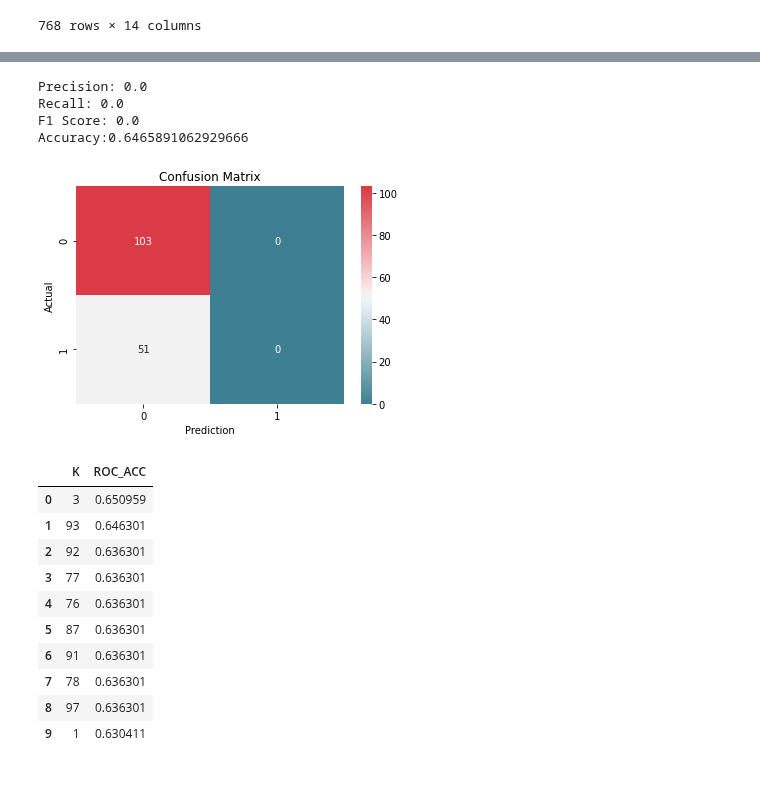
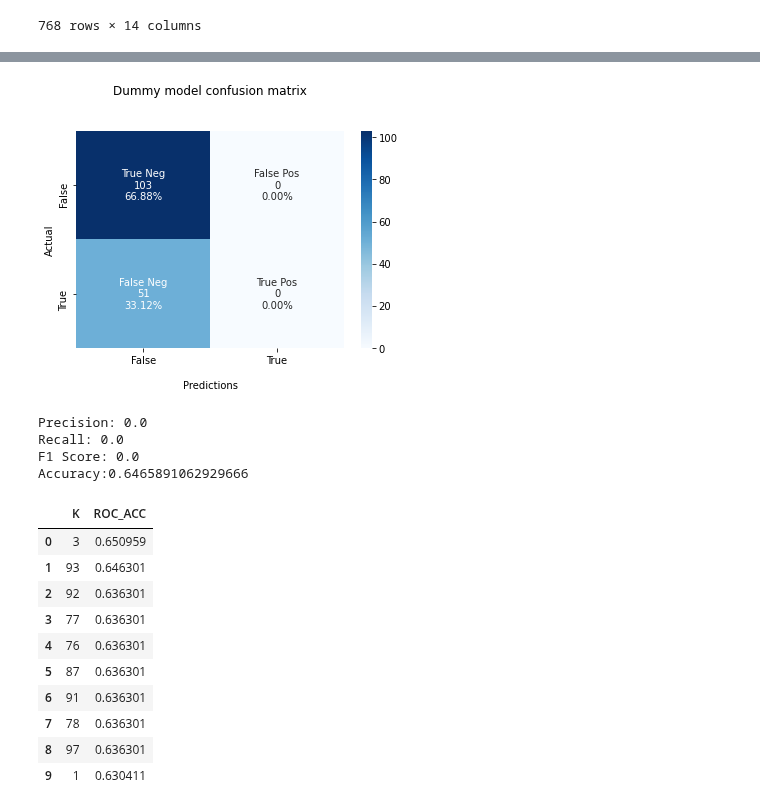
Before and after one commit to Aviost111/Diabetes_Predictions, a Jupyter notebook: Model_testing.ipynb, the cells around one changed output, grey strips where cells are left out. Drawn from its saved outputs; the diff is of its cells as text; code cells hidden in the pictures; blank space fills up the shorter version.

Commit message:
confusion matrix

```diff
--- a/Model_testing.ipynb
+++ b/Model_testing.ipynb
@@ -88,37 +77,63 @@ def cf_show(confusion_matrix):
+# %%
+def confusion_matrix_show(cf_matrix):
+    group_names = ['True Neg','False Pos','False Neg','True Pos']
+
+    group_counts = ["{0:0.0f}".format(value) for value in
+                cf_matrix.flatten()]
+
+    group_percentages = ["{0:.2%}".format(value) for value in
+                     cf_matrix.flatten()/np.sum(cf_matrix)]
+
+    labels = [f"{v1}\n{v2}\n{v3}" for v1, v2, v3 in
+          zip(group_names,group_counts,group_percentages)]
+
+    labels = np.asarray(labels).reshape(2,2)
+
+    ax = sns.heatmap(cf_matrix, annot=labels, fmt='', cmap='Blues')
+
+    ax.set_title('Dummy model confusion matrix\n\n');
+    ax.set_xlabel('\nPredictions')
+    ax.set_ylabel('Actual');
+
+    ## Ticket labels - List must be in alphabetical order
+    ax.xaxis.set_ticklabels(['False','True'])
+    ax.yaxis.set_ticklabels(['False','True'])
+
+
+    ## Display the visualization of the Confusion Matrix.
+    plt.show()
 # %%
 dummy_model = DummyClassifier(strategy="most_frequent")
 
 dummy_model.fit(X_train, y_train)
 
 y_predict = dummy_model.predict(X_test)
 y_predict
-
+#cf_matrix_show(confusion_matrix(y_test, y_predict))
 ax= plt.subplot()
-sns.heatmap(confusion_matrix(y_test,y_predict),annot=True, cmap=cmap,fmt='g')
-ax.set_xlabel('Prediction')
-ax.set_ylabel('Actual')
-ax.set_title('Confusion Matrix')
+cmap=sns.diverging_palette(220,10, as_cmap=True)
+confusion_matrix_show(confusion_matrix(y_test, y_predict))
 
 y_train_pred = cross_val_predict(dummy_model, X_train, y_train, cv=10)
 
 accuracy = np.mean(cross_val_score(dummy_model, X_train, y_train, scoring='accuracy', cv=10))
 
 f1 = np.mean(cross_val_score(dummy_model, X_train, y_train, scoring='f1', cv=10))
 
 precision = precision_score(y_train, y_train_pred)
 
 recall = recall_score(y_train, y_train_pred)
 
 print(f"Precision: {precision}")
 print(f"Recall: {recall}")
 print(f"F1 Score: {f1}")
 print(f"Accuracy:{accuracy}")
 # %% [output]
+[figure, new version]
 Precision: 0.0
 Recall: 0.0
 F1 Score: 0.0
 Accuracy:0.6465891062929666
-[figure, old version]
 # %%
 fpr, tpr, thresholds = roc_curve(y_train, y_scores)
 
```
Also changed, not shown: parts of 2 cells of this notebook.
